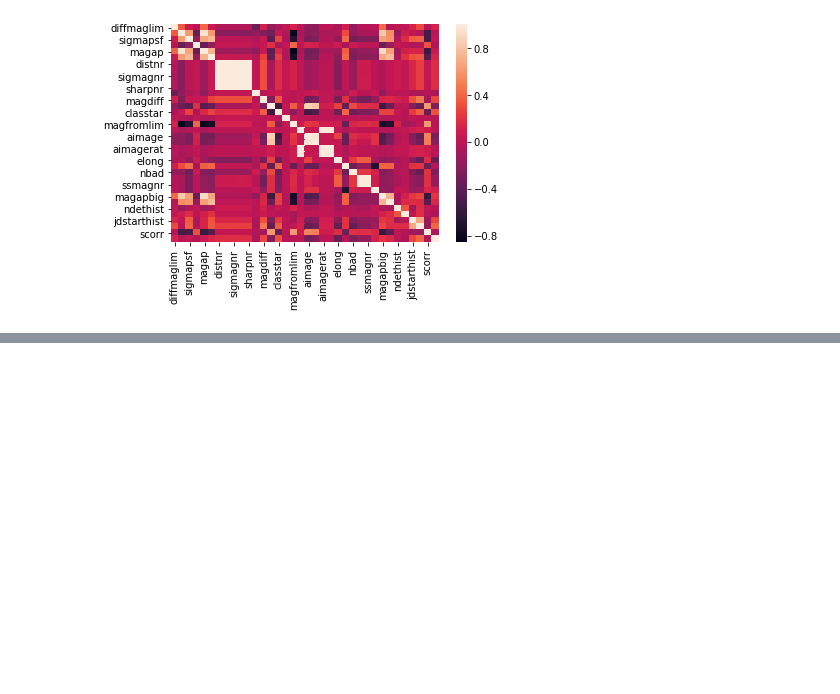
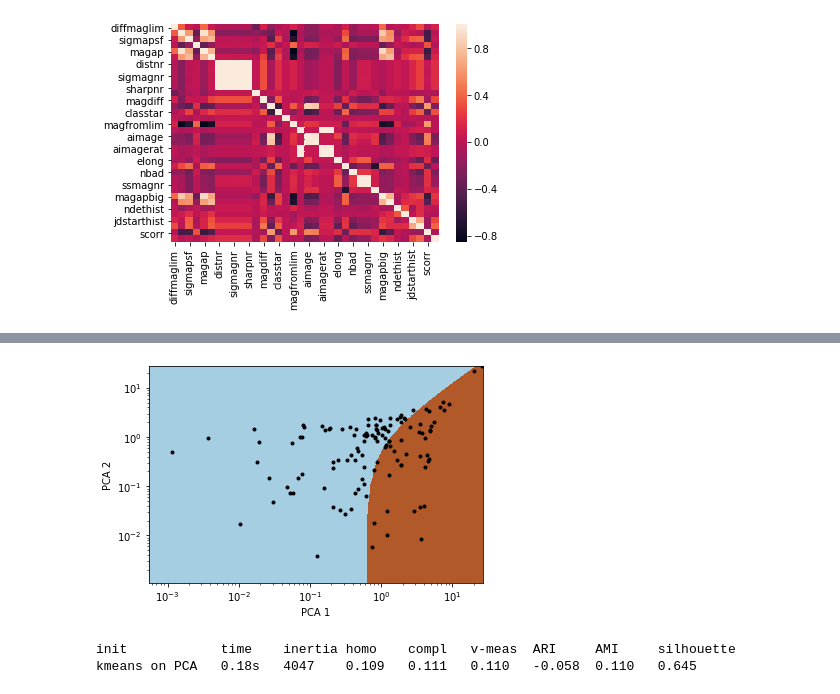
Before and after one commit to abao1999/AY119, a Jupyter notebook: hw4/Clustering-Astronomical-Sources.ipynb, the cells around one changed output, grey strips where cells are left out. Saved outputs shown, nothing was run; the diff lists cells and outputs as text; code cells hidden in the pictures; blank space fills up the shorter version.

```diff
--- a/hw4/Clustering-Astronomical-Sources.ipynb
+++ b/hw4/Clustering-Astronomical-Sources.ipynb
@@ -405,0 +426,11 @@ sn.heatmap(corr_matrix, annot=False)
+# %%
+km_pca = runKMeans(pca_feats, n_clusters=2)
+plotKMeans(km_pca, pca_feats, 'PCA 1', 'PCA 2', xscale='log', yscale='log')
+# %% [output]
+[figure, added]
+# %%
+print('init\t\ttime\tinertia\thomo\tcompl\tv-meas\tARI\tAMI\tsilhouette')
+bench_k_means(km_pca, 'kmeans on PCA', pca_feats, feat_labels)
+# %% [output]
+init            time    inertia homo    compl   v-meas  ARI     AMI     silhouette
+kmeans on PCA   0.18s   4047    0.109   0.111   0.110   -0.058  0.110   0.645
```
Also changed, not shown: parts of 2 cells of this notebook.
